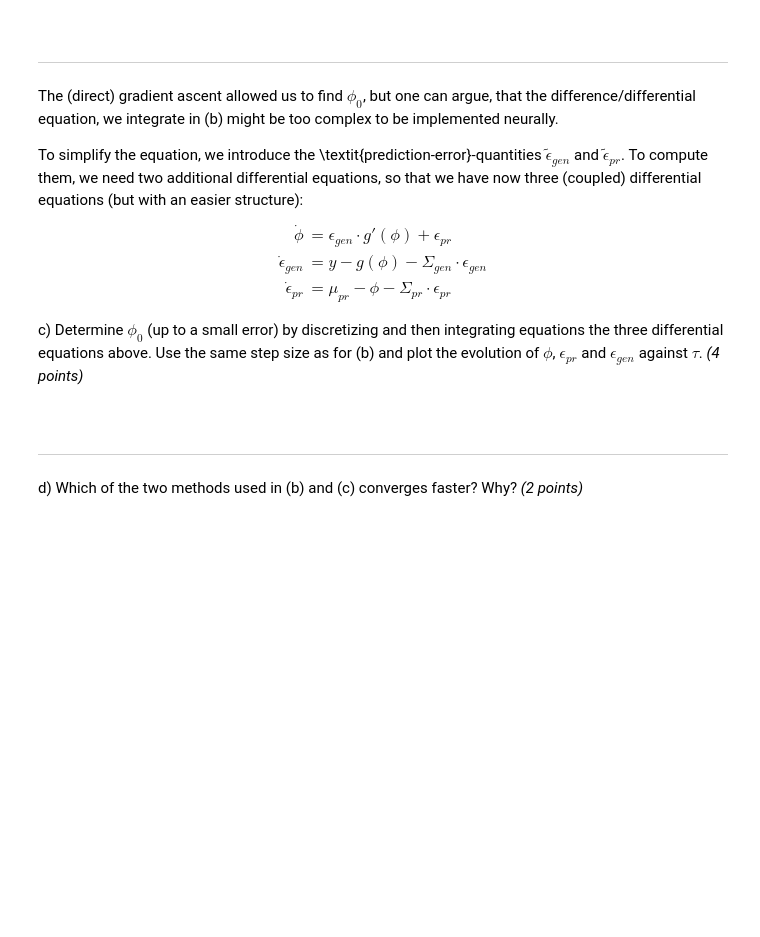
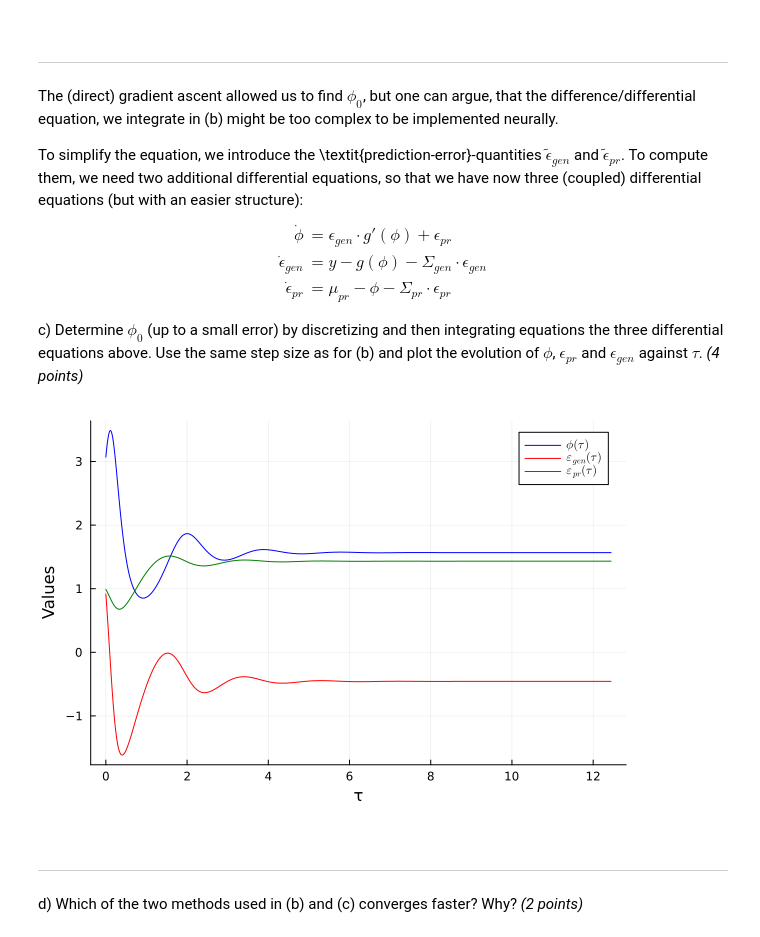
Before and after one commit to JeromeHadorn/translational_neuromodelling, a Jupyter notebook: ex02/ex02_pc_hgf.ipynb, the cells around one changed output. Cells and saved outputs as stored; diff of their text form; code cells hidden in the pictures; blank space fills up the shorter version.

```diff
--- a/ex02/ex02_pc_hgf.ipynb
+++ b/ex02/ex02_pc_hgf.ipynb
@@ -226,7 +242,40 @@ To simplify the equation, we introduce the \textit{prediction-error}-quantities
 
 c) Determine $\phi_0$ (up to a small error) by discretizing and then integrating equations the three differential equations above. Use the same step size as for (b) and plot the evolution of $\phi$, $\epsilon_{pr}$ and $\epsilon_{gen}$ against $\tau$.  *(4 points)*
 # %%
-# insert your solution here ...
+using Plots
+eps_pr = 1.0
+eps_gen = 1.0
+
+phi_prev = mu_pr
+phi_next = 0.0
+
+phis = Float64[]
+eps_prs = Float64[]
+eps_gens = Float64[]
+
+while true
+    phi_next = phi_prev + tau * (eps_gen * g_prime(phi_prev) + eps_pr)
+    eps_gen += tau * (y - g(phi_next) - sum_gen * eps_gen)
+    eps_pr += tau * (mu_pr - phi_next - sum_pr * eps_pr)
+    push!(phis, phi_next)
+    push!(eps_prs, eps_pr)
+    push!(eps_gens, eps_gen)
+    if abs(phi_next - phi_prev) < err
+        break
+    end
+    phi_prev = phi_next
+end
+
+x = range(0, length(phis) * tau, length = length(phis))
+
+# Plotting
+plot(x, phis, label=L"$\phi(\tau)$", color=:blue)
+plot!(x, eps_gens, label=L"$\epsilon_{gen}(\tau)$", color=:red)
+plot!(x, eps_prs, label=L"$\epsilon_{pr}(\tau)$", color=:green)
+xlabel!("τ")
+ylabel!("Values")
+# %% [output]
+[figure, added]
 # %% [markdown]
 &nbsp;
 ___
```
Also changed, not shown: parts of 11 cells of this notebook.
